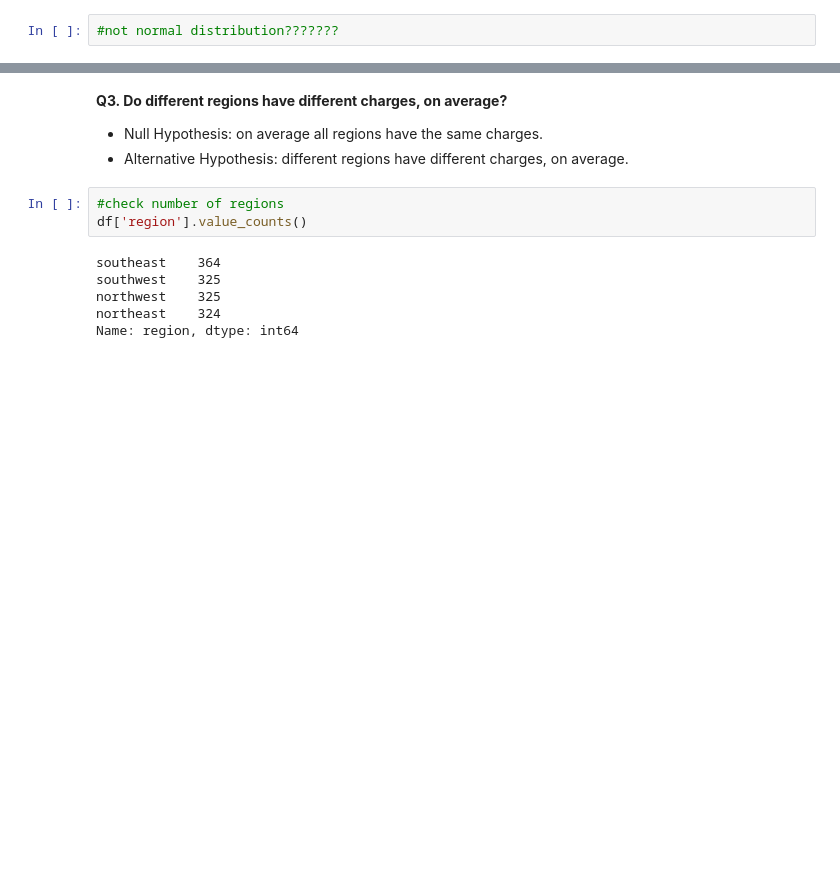
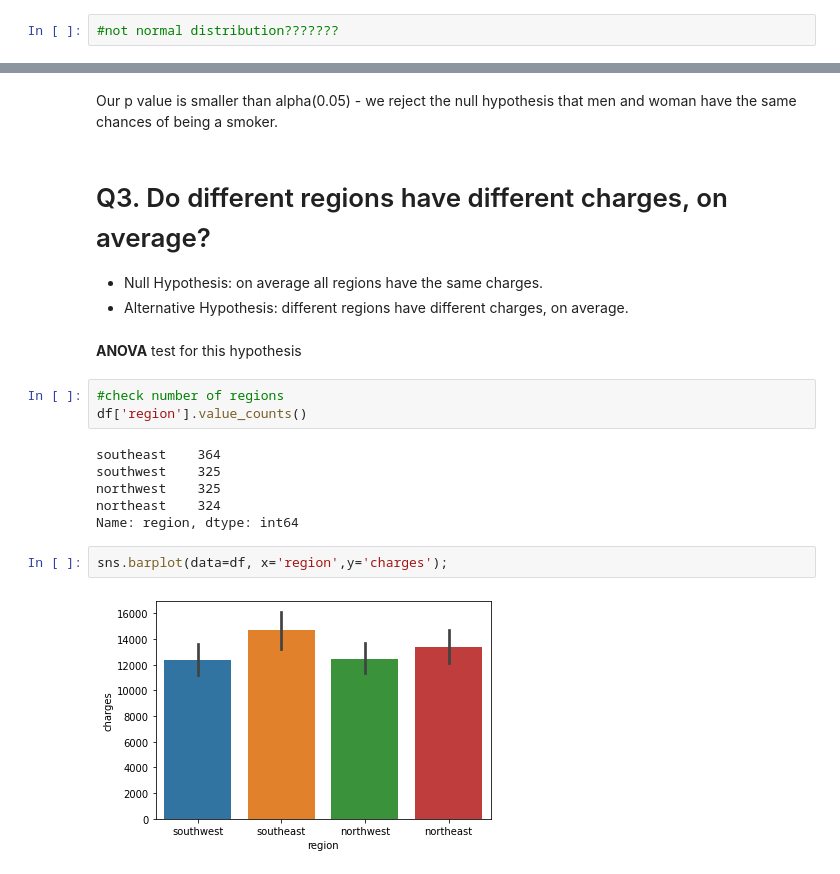
Before and after one commit to AliyevaO/data-enrichment, a Jupyter notebook: Distribution and Hypotheses/Hypothesis Testing with Insurance Data /Hypothesis Testing with Insurance Data .ipynb, the cells around one changed output, grey strips where cells are left out. Cells and saved outputs as stored; diff of their text form; blank space fills up the shorter version.

```diff
--- a/Distribution and Hypotheses/Hypothesis Testing with Insurance Data /Hypothesis Testing with Insurance Data .ipynb
+++ b/Distribution and Hypotheses/Hypothesis Testing with Insurance Data /Hypothesis Testing with Insurance Data .ipynb
@@ -130,7 +188,11 @@ Significant: True
+# %% [markdown]
+Our p value is smaller than alpha(0.05) - we reject the null hypothesis that men and woman have the same chances of being a smoker.
 # %% [markdown]
-**Q3. Do different regions have different charges, on average?**
+# Q3. Do different regions have different charges, on average?
 * Null Hypothesis: on average all regions have the same charges.
 * Alternative Hypothesis: different regions have different charges, on average.
+# %% [markdown]
+**ANOVA** test for this hypothesis
 # %%
 #check number of regions
 df['region'].value_counts()
@@ -140,3 +202,7 @@ southwest    325
 northwest    325
 northeast    324
 Name: region, dtype: int64
+# %%
+sns.barplot(data=df, x='region',y='charges');
+# %% [output]
+[figure, added]
```
Also changed, not shown: parts of 28 cells of this notebook, 3 other files.
